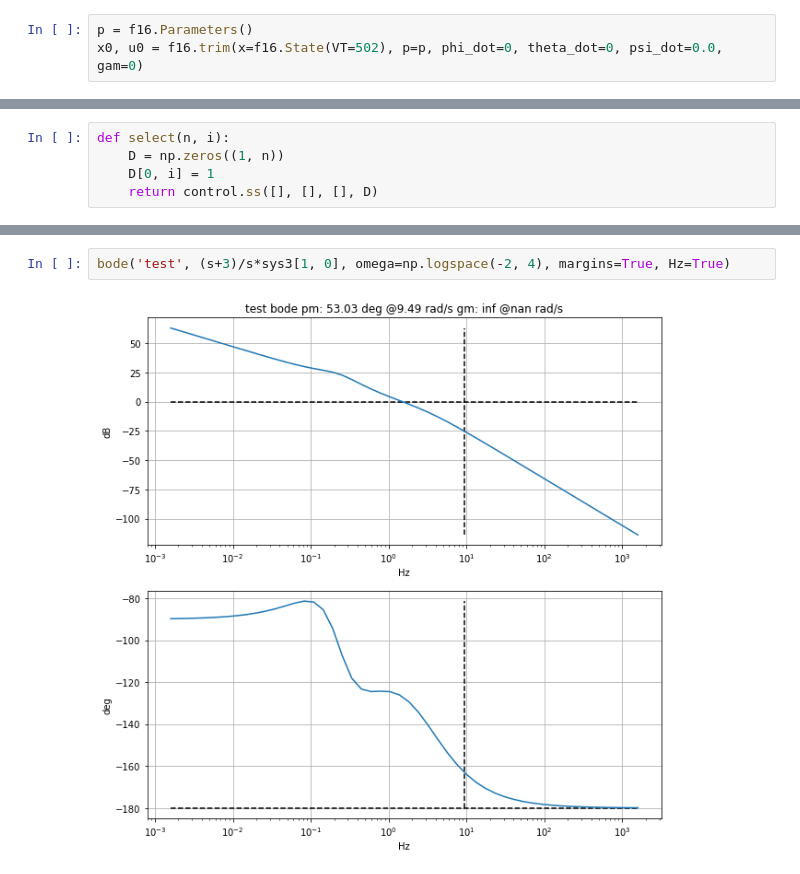
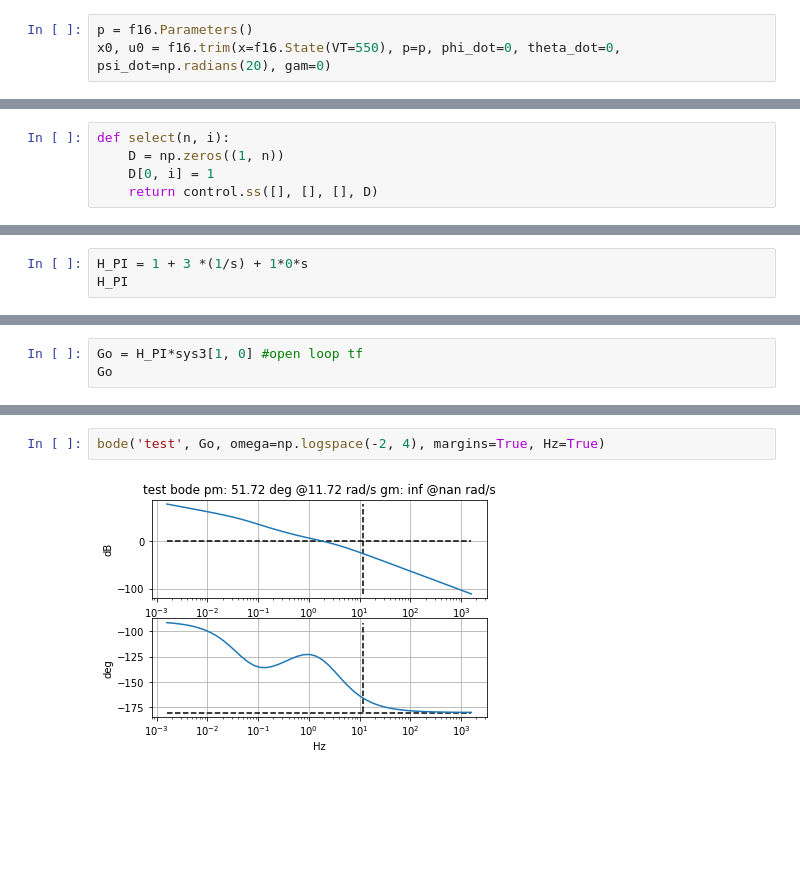
Before and after one commit to jgoppert/aae497-f19, a Jupyter notebook: lectures/2-F16-Intro-HW.ipynb, the cells around one changed output, grey strips where cells are left out. Saved outputs shown, nothing was run; the diff lists cells and outputs as text; blank space fills up the shorter version.

```diff
--- a/lectures/2-F16-Intro-HW.ipynb
+++ b/lectures/2-F16-Intro-HW.ipynb
@@ -19,4 +21,4 @@ plt.rcParams['figure.figsize'] = (10, 10)
 * pg. 310
 # %%
 p = f16.Parameters()
-x0, u0 = f16.trim(x=f16.State(VT=502), p=p, phi_dot=0, theta_dot=0, psi_dot=0.0, gam=0)
+x0, u0 = f16.trim(x=f16.State(VT=550), p=p, phi_dot=0, theta_dot=0, psi_dot=np.radians(20), gam=0)
@@ -112,0 +119,3 @@ plt.plot([0, -10], [0, 10*np.cos(0.707)], '--')
+# %%
+H_PI = 1 + 3 *(1/s) + 1*0*s
+H_PI
@@ -112,0 +124,3 @@ plt.plot([0, -10], [0, 10*np.cos(0.707)], '--')
+# %%
+Go = H_PI*sys3[1, 0] #open loop tf
+Go
@@ -113,4 +139,4 @@ plt.plot([0, -10], [0, 10*np.cos(0.707)], '--')
 # %%
-bode('test', (s+3)/s*sys3[1, 0], omega=np.logspace(-2, 4), margins=True, Hz=True)
+bode('test', Go, omega=np.logspace(-2, 4), margins=True, Hz=True)
 # %% [output]
-[figure, old version]
+[figure, new version]
```
Also changed, not shown: parts of 13 cells of this notebook.
